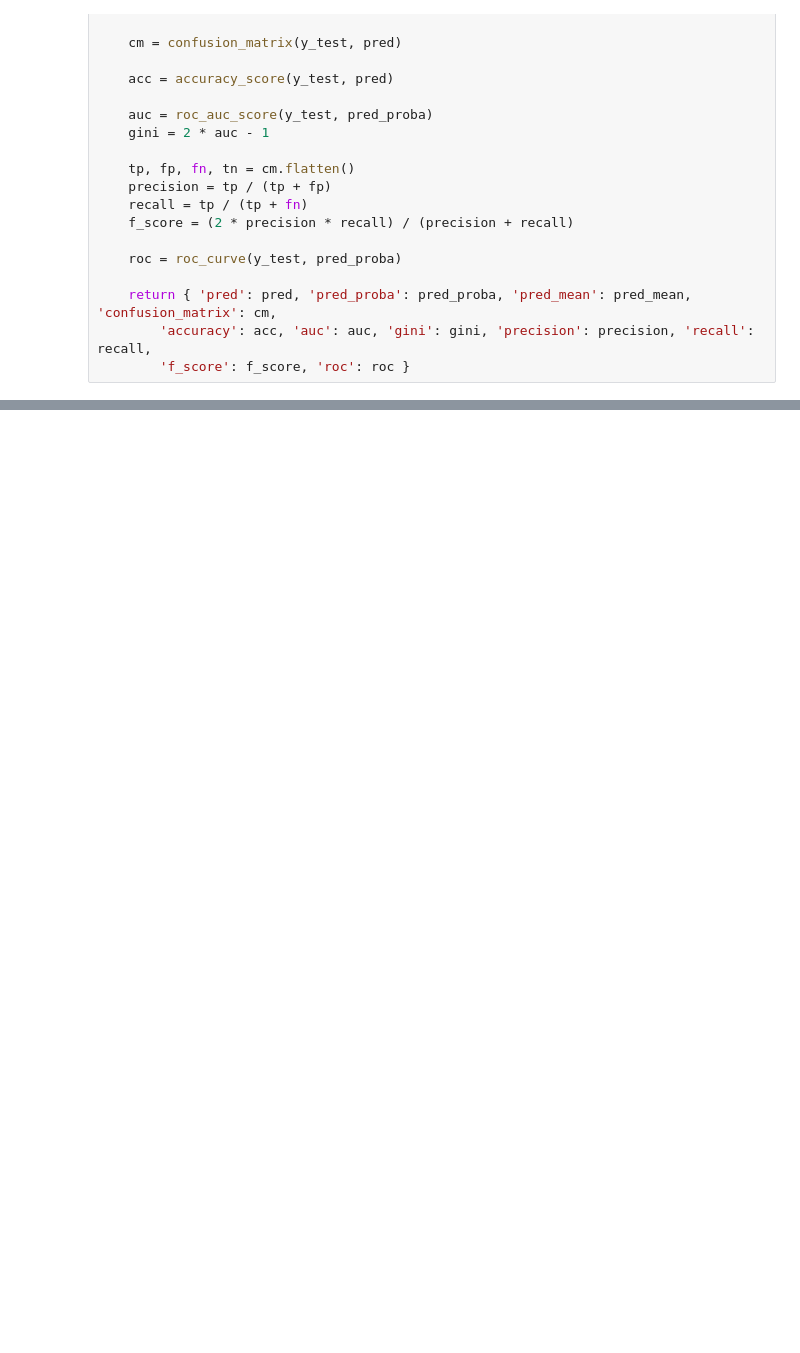
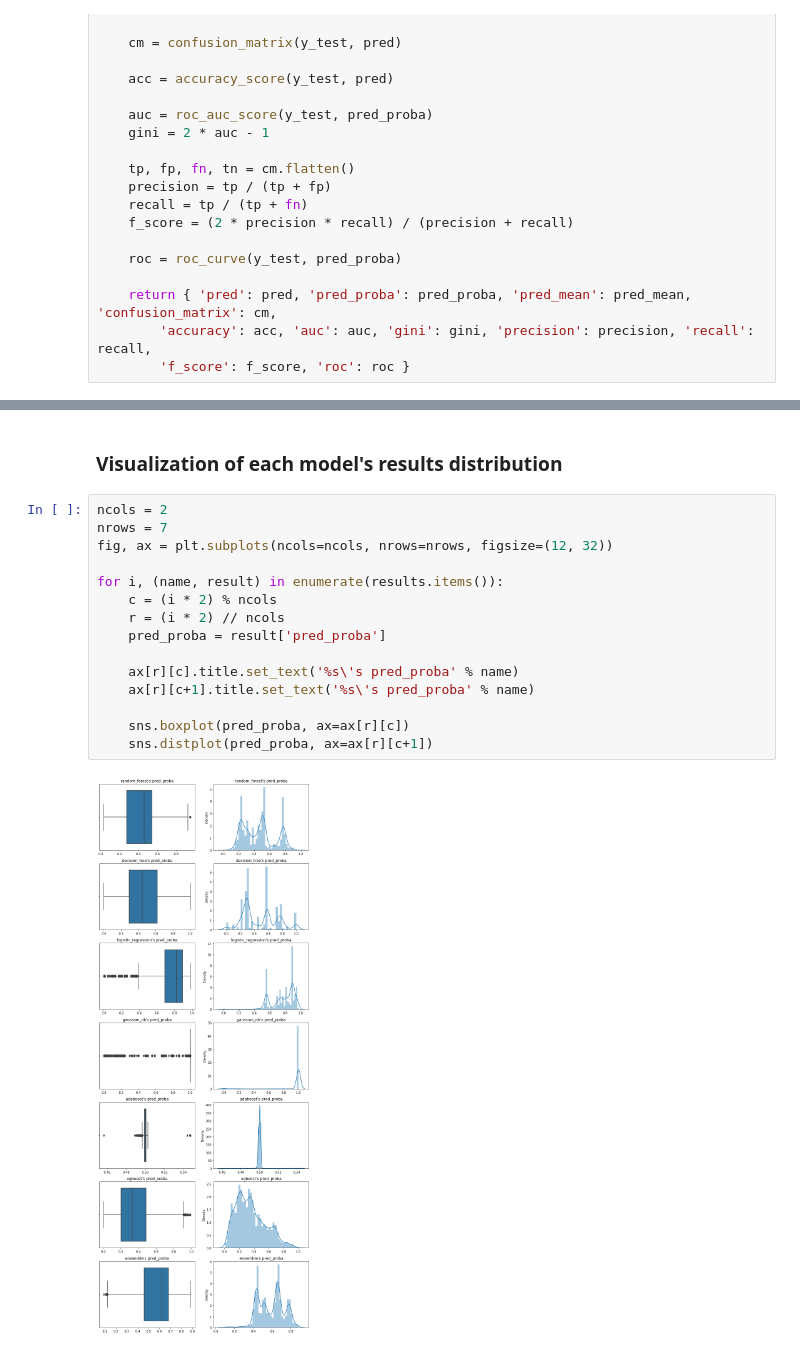
Before and after one commit to rrbarioni/credit-risk-analysis, a Jupyter notebook: src/credit_risk_analysis.ipynb, the cells around one changed output, grey strips where cells are left out. Saved outputs shown, nothing was run; the diff lists cells and outputs as text; blank space fills up the shorter version.

```diff
--- a/src/credit_risk_analysis.ipynb
+++ b/src/credit_risk_analysis.ipynb
@@ -698,0 +701,19 @@ for i, (name, result) in enumerate(results.items()):
+# %% [markdown]
+### Visualization of each model's results distribution
+# %%
+ncols = 2
+nrows = 7
+fig, ax = plt.subplots(ncols=ncols, nrows=nrows, figsize=(12, 32))
+
+for i, (name, result) in enumerate(results.items()):
+    c = (i * 2) % ncols
+    r = (i * 2) // ncols
+    pred_proba = result['pred_proba']
+
+    ax[r][c].title.set_text('%s\'s pred_proba' % name)
+    ax[r][c+1].title.set_text('%s\'s pred_proba' % name)
+
+    sns.boxplot(pred_proba, ax=ax[r][c])
+    sns.distplot(pred_proba, ax=ax[r][c+1])
+# %% [output]
+[figure, added]
```
Also changed, not shown: parts of 15 cells of this notebook.
